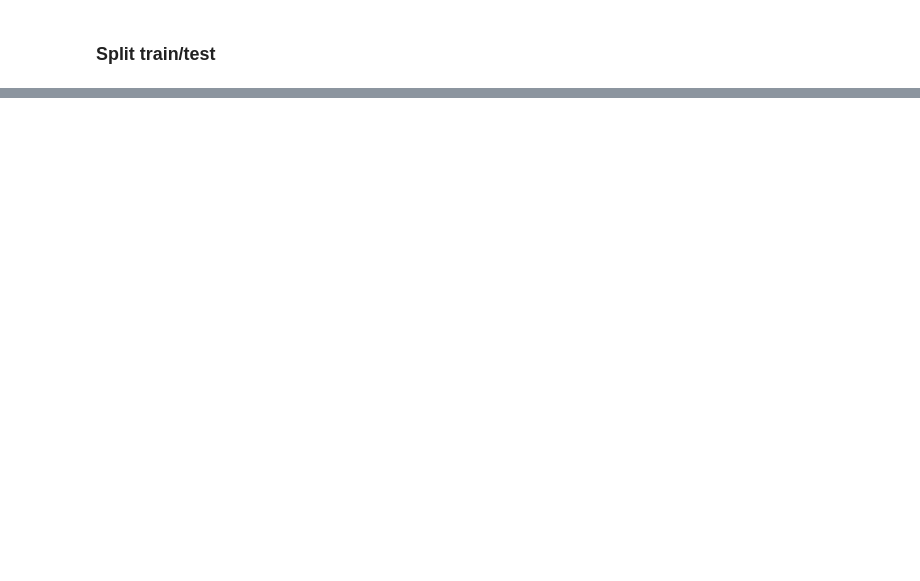
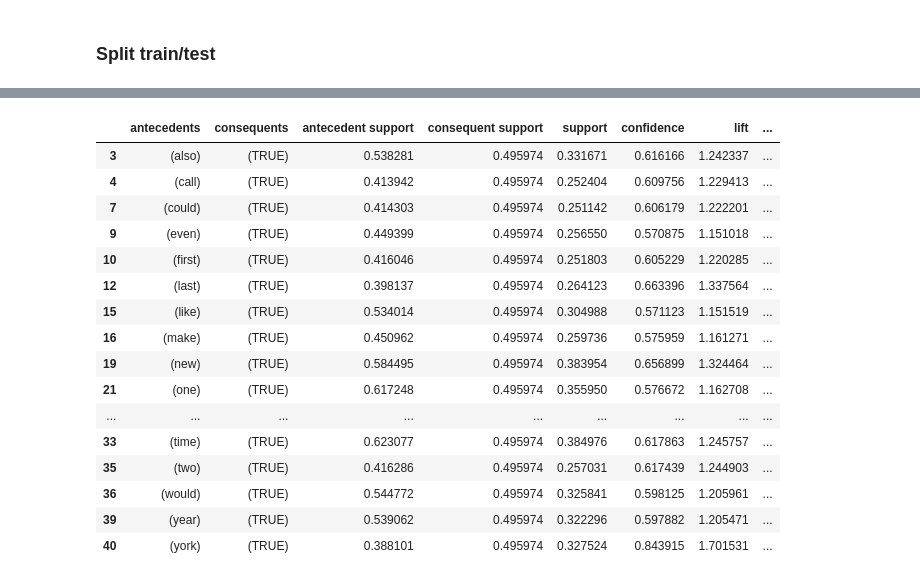
Before and after one commit to jose-jac/TFG, a Jupyter notebook: code/bayesian_network.ipynb, the cells around one changed output, grey strips where cells are left out. Drawn from its saved outputs; the diff is of its cells as text; code cells hidden in the pictures; blank space fills up the shorter version.

```diff
--- a/code/bayesian_network.ipynb
+++ b/code/bayesian_network.ipynb
@@ -364,0 +609,20 @@ reglas_VoF.sort_values(by=['confidence'], ascending=False)
+# %%
+reglas_V
+# %% [output]
+|  | antecedents | consequents | antecedent support | consequent support | support | confidence | lift | ... |
+| 3 | (also) | (TRUE) | 0.538281 | 0.495974 | 0.331671 | 0.616166 | 1.242337 | ... |
+| 4 | (call) | (TRUE) | 0.413942 | 0.495974 | 0.252404 | 0.609756 | 1.229413 | ... |
+| 7 | (could) | (TRUE) | 0.414303 | 0.495974 | 0.251142 | 0.606179 | 1.222201 | ... |
+| 9 | (even) | (TRUE) | 0.449399 | 0.495974 | 0.256550 | 0.570875 | 1.151018 | ... |
+| 10 | (first) | (TRUE) | 0.416046 | 0.495974 | 0.251803 | 0.605229 | 1.220285 | ... |
+| 12 | (last) | (TRUE) | 0.398137 | 0.495974 | 0.264123 | 0.663396 | 1.337564 | ... |
+| 15 | (like) | (TRUE) | 0.534014 | 0.495974 | 0.304988 | 0.571123 | 1.151519 | ... |
+| 16 | (make) | (TRUE) | 0.450962 | 0.495974 | 0.259736 | 0.575959 | 1.161271 | ... |
+| 19 | (new) | (TRUE) | 0.584495 | 0.495974 | 0.383954 | 0.656899 | 1.324464 | ... |
+| 21 | (one) | (TRUE) | 0.617248 | 0.495974 | 0.355950 | 0.576672 | 1.162708 | ... |
+| ... | ... | ... | ... | ... | ... | ... | ... | ... |
+| 33 | (time) | (TRUE) | 0.623077 | 0.495974 | 0.384976 | 0.617863 | 1.245757 | ... |
+| 35 | (two) | (TRUE) | 0.416286 | 0.495974 | 0.257031 | 0.617439 | 1.244903 | ... |
+| 36 | (would) | (TRUE) | 0.544772 | 0.495974 | 0.325841 | 0.598125 | 1.205961 | ... |
+| 39 | (year) | (TRUE) | 0.539062 | 0.495974 | 0.322296 | 0.597882 | 1.205471 | ... |
+| 40 | (york) | (TRUE) | 0.388101 | 0.495974 | 0.327524 | 0.843915 | 1.701531 | ... |
```
Also changed, not shown: parts of 76 cells of this notebook, 9 other files.
